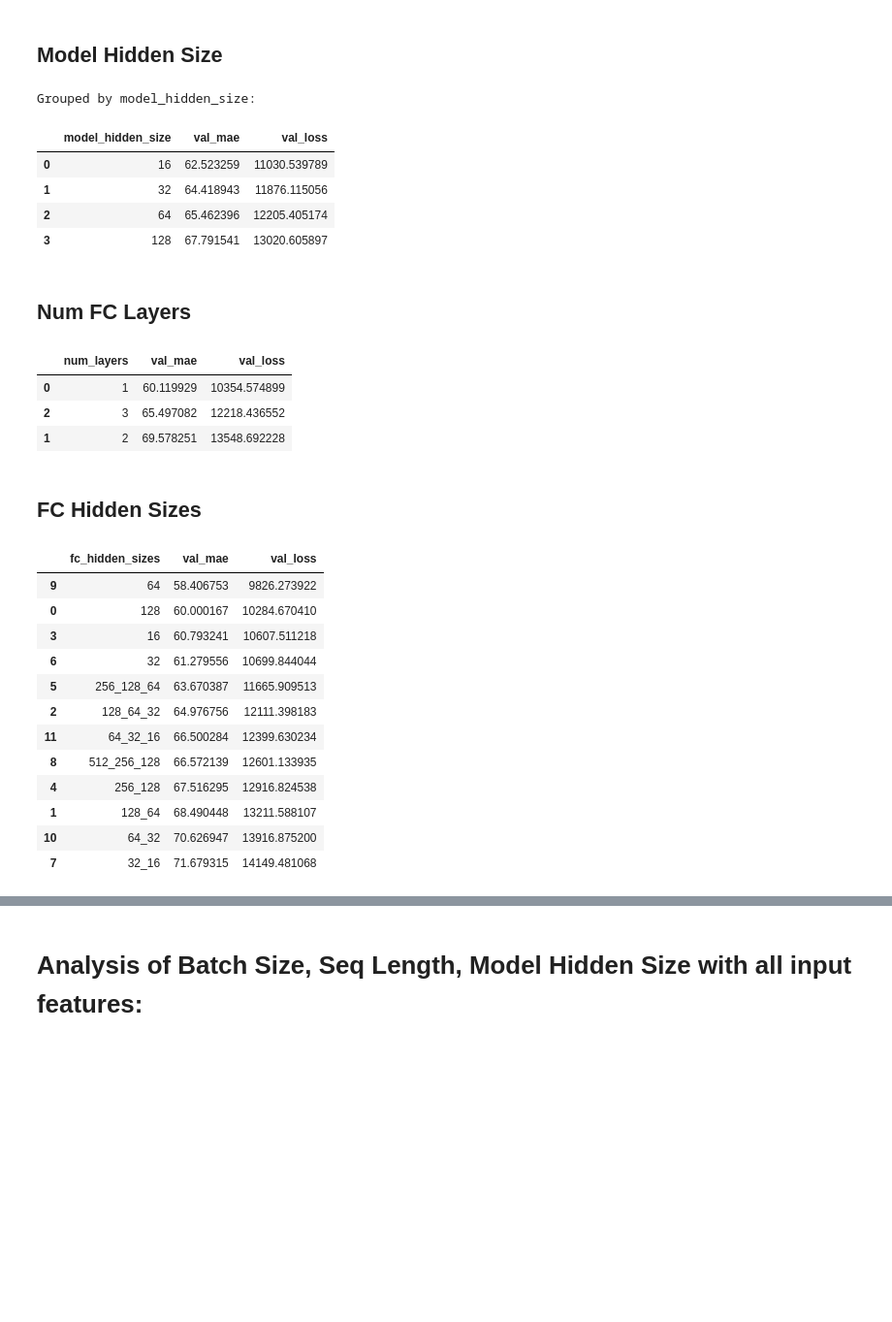
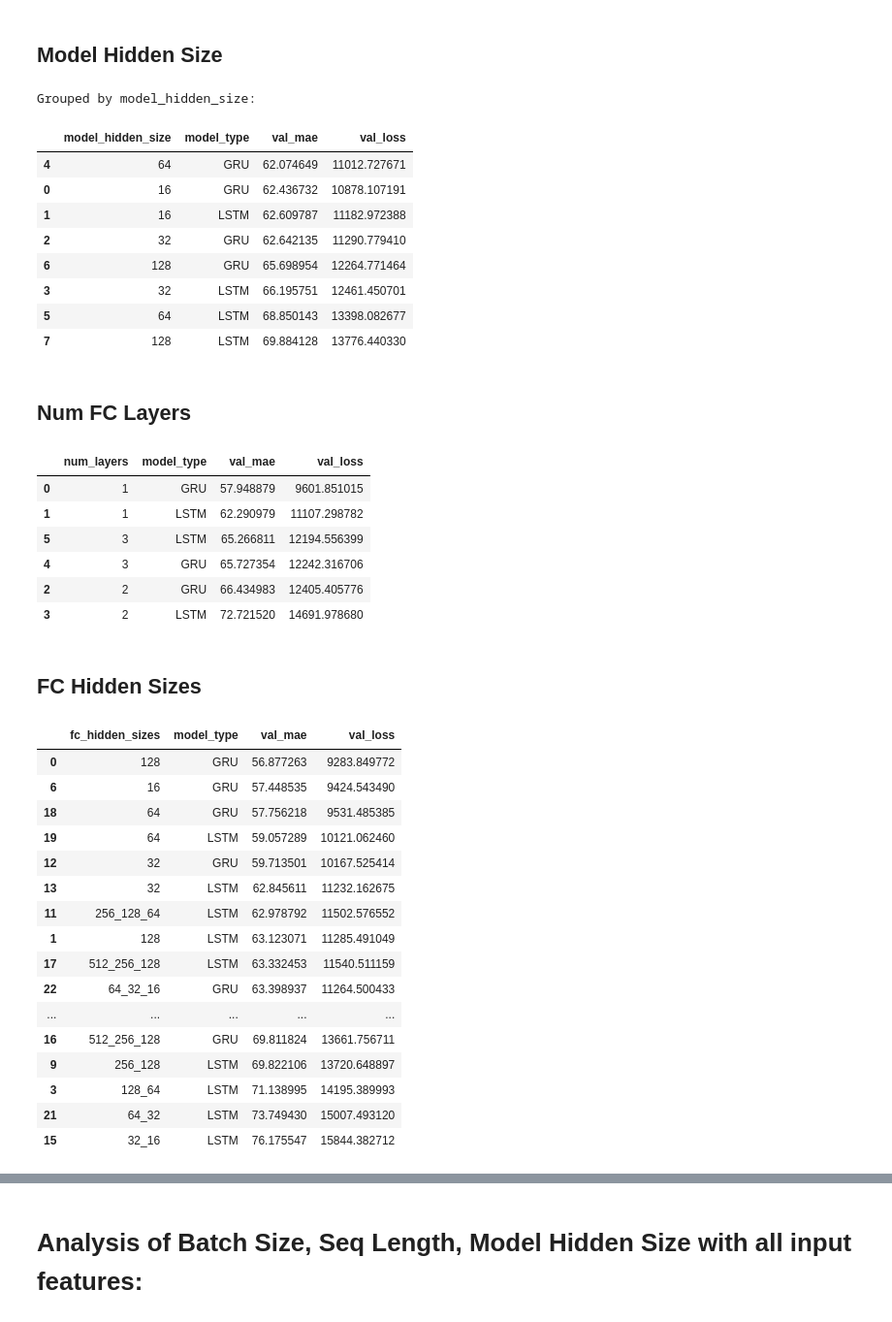
Before and after one commit to ZhiZhangT/FareCaster, a Jupyter notebook: hyperparam_results_lstm_gru_analysis.ipynb, the cells around one changed output, grey strips where cells are left out. Shown: that part at 97% size. Saved outputs shown, nothing was run; the diff lists cells and outputs as text; code cells hidden in the pictures; blank space fills up the shorter version.

```diff
--- a/hyperparam_results_lstm_gru_analysis.ipynb
+++ b/hyperparam_results_lstm_gru_analysis.ipynb
@@ -120,7 +124,7 @@ display(grouped_df_sorted_mae)
 ## Model Hidden Size
 # %%
 # Group the dataframe by 'model_hidden_size' and calculate the mean of 'val_mae' and 'val_loss'
-grouped_df_hidden_size = df.groupby('model_hidden_size')[['val_mae', 'val_loss']].mean().reset_index()
+grouped_df_hidden_size = df.groupby(['model_hidden_size', 'model_type'])[['val_mae', 'val_loss']].mean().reset_index()
 # Sort the grouped dataframe by 'val_mae' in ascending order
 grouped_df_sorted_hidden_size = grouped_df_hidden_size.sort_values(by='val_mae', ascending=True)
 # Display the sorted grouped dataframe
@@ -128,48 +132,59 @@ print("Grouped by model_hidden_size:")
 display(grouped_df_sorted_hidden_size)
 # %% [output]
 Grouped by model_hidden_size:
-|  | model_hidden_size | val_mae | val_loss |
-| 0 | 16 | 62.523259 | 11030.539789 |
-| 1 | 32 | 64.418943 | 11876.115056 |
-| 2 | 64 | 65.462396 | 12205.405174 |
-| 3 | 128 | 67.791541 | 13020.605897 |
+|  | model_hidden_size | model_type | val_mae | val_loss |
+| 4 | 64 | GRU | 62.074649 | 11012.727671 |
+| 0 | 16 | GRU | 62.436732 | 10878.107191 |
+| 1 | 16 | LSTM | 62.609787 | 11182.972388 |
+| 2 | 32 | GRU | 62.642135 | 11290.779410 |
+| 6 | 128 | GRU | 65.698954 | 12264.771464 |
+| 3 | 32 | LSTM | 66.195751 | 12461.450701 |
+| 5 | 64 | LSTM | 68.850143 | 13398.082677 |
+| 7 | 128 | LSTM | 69.884128 | 13776.440330 |
 # %% [markdown]
 ## Num FC Layers
 # %%
 # Group the dataframe by 'num_layers' and calculate the mean of 'val_mae' and 'val_loss'
-grouped_df_num_layers = df.groupby('num_layers')[['val_mae', 'val_loss']].mean().reset_index()
+grouped_df_num_layers = df.groupby(['num_layers', 'model_type'])[['val_mae', 'val_loss']].mean().reset_index()
 # Sort the grouped dataframe by 'val_mae' in ascending order
 grouped_df_sorted_num_layers = grouped_df_num_layers.sort_values(by='val_mae', ascending=True)
 # Display the sorted grouped dataframe
 display(grouped_df_sorted_num_layers)
 # %% [output]
-|  | num_layers | val_mae | val_loss |
-| 0 | 1 | 60.119929 | 10354.574899 |
-| 2 | 3 | 65.497082 | 12218.436552 |
-| 1 | 2 | 69.578251 | 13548.692228 |
+|  | num_layers | model_type | val_mae | val_loss |
+| 0 | 1 | GRU | 57.948879 | 9601.851015 |
+| 1 | 1 | LSTM | 62.290979 | 11107.298782 |
+| 5 | 3 | LSTM | 65.266811 | 12194.556399 |
+| 4 | 3 | GRU | 65.727354 | 12242.316706 |
+| 2 | 2 | GRU | 66.434983 | 12405.405776 |
+| 3 | 2 | LSTM | 72.721520 | 14691.978680 |
 # %% [markdown]
 ## FC Hidden Sizes
 # %%
 # Group the dataframe by 'fc_hidden_sizes' and calculate the mean of 'val_mae' and 'val_loss'
-grouped_df_hidden_sizes = df.groupby('fc_hidden_sizes')[['val_mae', 'val_loss']].mean().reset_index()
+grouped_df_hidden_sizes = df.groupby(['fc_hidden_sizes','model_type'])[['val_mae', 'val_loss']].mean().reset_index()
 # Sort the grouped dataframe by 'val_mae' in ascending order
 grouped_df_sorted_hidden_sizes = grouped_df_hidden_sizes.sort_values(by='val_mae', ascending=True)
 # Display the sorted grouped dataframe
 display(grouped_df_sorted_hidden_sizes)
 # %% [output]
-|  | fc_hidden_sizes | val_mae | val_loss |
-| 9 | 64 | 58.406753 | 9826.273922 |
-| 0 | 128 | 60.000167 | 10284.670410 |
-| 3 | 16 | 60.793241 | 10607.511218 |
-| 6 | 32 | 61.279556 | 10699.844044 |
-| 5 | 256_128_64 | 63.670387 | 11665.909513 |
-| 2 | 128_64_32 | 64.976756 | 12111.398183 |
-| 11 | 64_32_16 | 66.500284 | 12399.630234 |
-| 8 | 512_256_128 | 66.572139 | 12601.133935 |
-| 4 | 256_128 | 67.516295 | 12916.824538 |
-| 1 | 128_64 | 68.490448 | 13211.588107 |
-| 10 | 64_32 | 70.626947 | 13916.875200 |
-| 7 | 32_16 | 71.679315 | 14149.481068 |
+|  | fc_hidden_sizes | model_type | val_mae | val_loss |
+| 0 | 128 | GRU | 56.877263 | 9283.849772 |
+| 6 | 16 | GRU | 57.448535 | 9424.543490 |
+| 18 | 64 | GRU | 57.756218 | 9531.485385 |
+| 19 | 64 | LSTM | 59.057289 | 10121.062460 |
+| 12 | 32 | GRU | 59.713501 | 10167.525414 |
+| 13 | 32 | LSTM | 62.845611 | 11232.162675 |
+| 11 | 256_128_64 | LSTM | 62.978792 | 11502.576552 |
+| 1 | 128 | LSTM | 63.123071 | 11285.491049 |
+| 17 | 512_256_128 | LSTM | 63.332453 | 11540.511159 |
+| 22 | 64_32_16 | GRU | 63.398937 | 11264.500433 |
+| ... | ... | ... | ... | ... |
+| 16 | 512_256_128 | GRU | 69.811824 | 13661.756711 |
+| 9 | 256_128 | LSTM | 69.822106 | 13720.648897 |
+| 3 | 128_64 | LSTM | 71.138995 | 14195.389993 |
+| 21 | 64_32 | LSTM | 73.749430 | 15007.493120 |
+| 15 | 32_16 | LSTM | 76.175547 | 15844.382712 |
 # %% [markdown]
 # Conclusion
 
```
Also changed, not shown: parts of 4 cells of this notebook, 9 other files.
